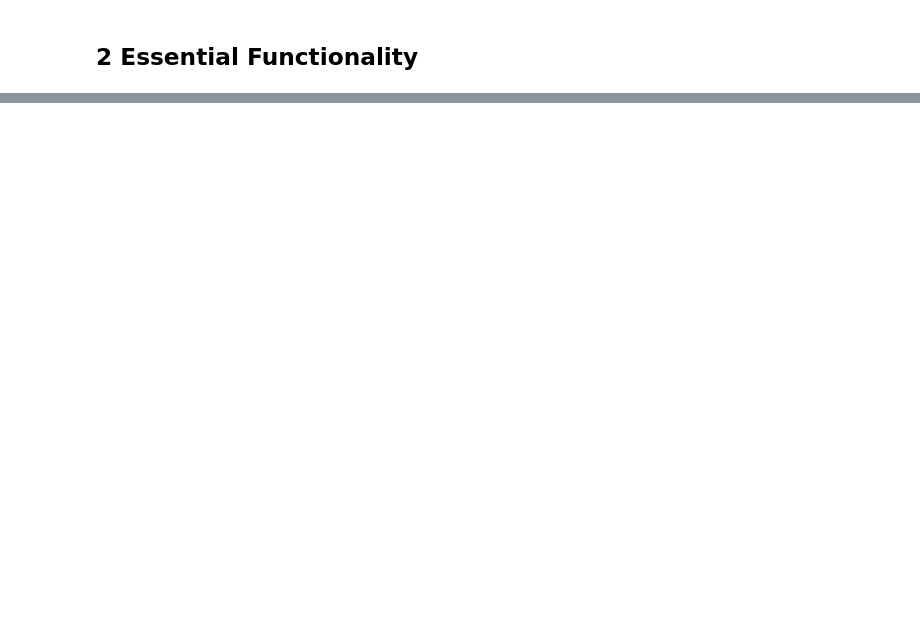
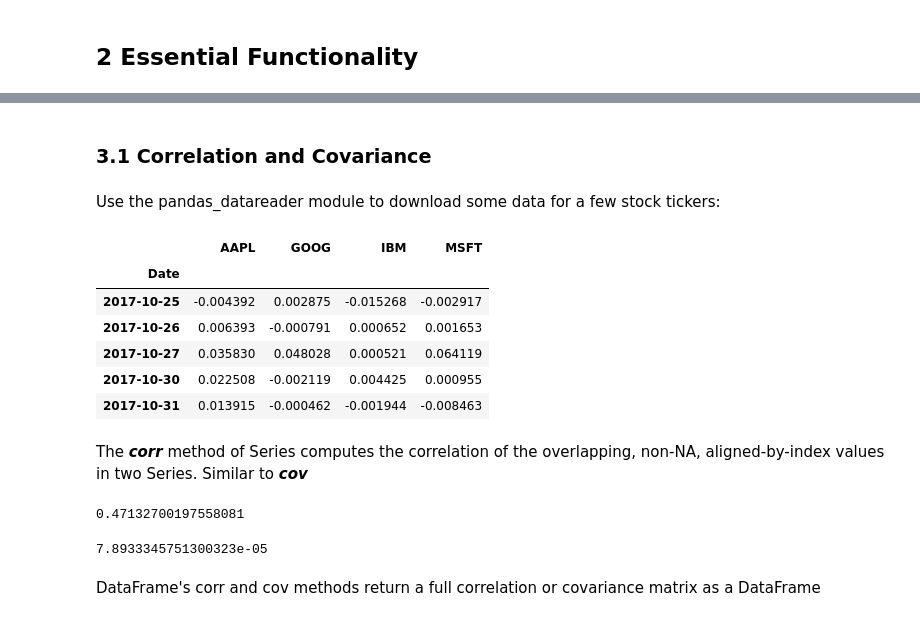
Before and after one commit to Gakun/python_for_data_analysis, a Jupyter notebook: CH5 - Getting Started with pandas.ipynb, the cells around one changed output, grey strips where cells are left out. Drawn from its saved outputs; the diff is of its cells as text; code cells hidden in the pictures; blank space fills up the shorter version.

```diff
--- a/CH5 - Getting Started with pandas.ipynb
+++ b/CH5 - Getting Started with pandas.ipynb
@@ -449,0 +730,2 @@ Index([u'bar', u'bar'], dtype='object')
+# %%
+data[data < 5] = 0
@@ -449,0 +1376,4 @@ Index([u'bar', u'bar'], dtype='object')
+# %% [markdown]
+### 3.1 Correlation and Covariance
+# %% [markdown]
+Use the pandas_datareader module to download some data for a few stock tickers:
@@ -449,0 +1382,5 @@ Index([u'bar', u'bar'], dtype='object')
+# %%
+all_data = {ticker: web.get_data_yahoo(ticker)
+           for ticker in ['AAPL', 'IBM', 'MSFT', 'GOOG']}
+# %%
+price = pd.DataFrame({ticker: data['Adj Close'] for ticker, data in all_data.items()})
@@ -449,0 +1389,24 @@ Index([u'bar', u'bar'], dtype='object')
+# %%
+returns = price.pct_change()
+# %%
+returns.tail()
+# %% [output]
+|  | AAPL | GOOG | IBM | MSFT |
+| Date |  |  |  |  |
+| 2017-10-25 | -0.004392 | 0.002875 | -0.015268 | -0.002917 |
+| 2017-10-26 | 0.006393 | -0.000791 | 0.000652 | 0.001653 |
+| 2017-10-27 | 0.035830 | 0.048028 | 0.000521 | 0.064119 |
+| 2017-10-30 | 0.022508 | -0.002119 | 0.004425 | 0.000955 |
+| 2017-10-31 | 0.013915 | -0.000462 | -0.001944 | -0.008463 |
+# %% [markdown]
+The ___corr___ method of Series computes the correlation of the overlapping, non-NA, aligned-by-index values in two Series. Similar to ___cov___
+# %%
+returns['MSFT'].corr(returns['IBM'])
+# %% [output]
+0.47132700197558081
+# %%
+returns.MSFT.cov(returns.IBM)
+# %% [output]
+7.8933345751300323e-05
+# %% [markdown]
+DataFrame's corr and cov methods return a full correlation or covariance matrix as a DataFrame
```
Also changed, not shown: parts of 232 cells of this notebook, 5 other files.
